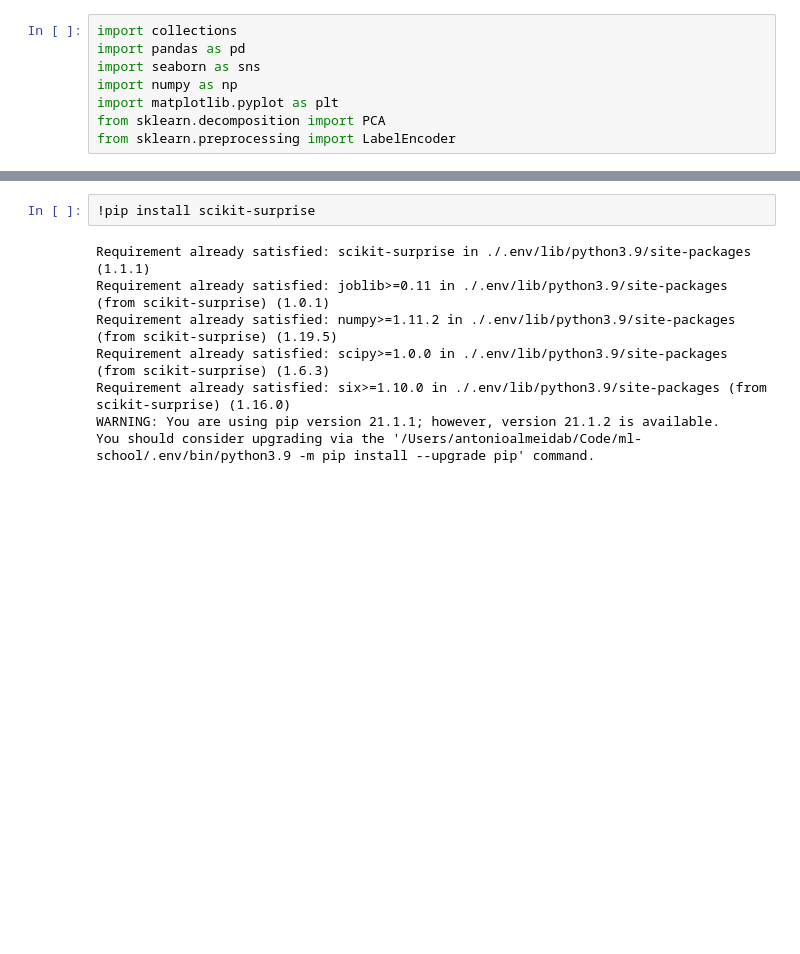
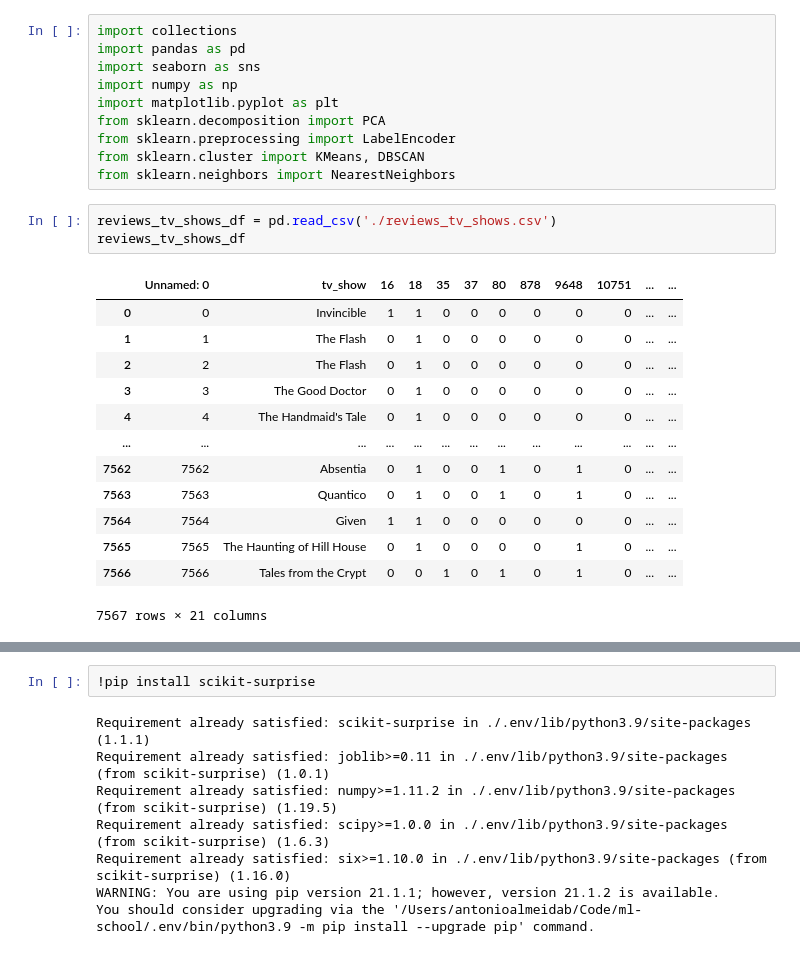
Before and after one commit to streamit-project/recommendation-model, a Jupyter notebook: NB#3-Other-Techniques.ipynb, the cells around one changed output, grey strips where cells are left out. Drawn from its saved outputs; the diff is of its cells as text; blank space fills up the shorter version.

```diff
--- a/NB#3-Other-Techniques.ipynb
+++ b/NB#3-Other-Techniques.ipynb
@@ -6,3 +6,22 @@ import numpy as np
 import matplotlib.pyplot as plt
 from sklearn.decomposition import PCA
 from sklearn.preprocessing import LabelEncoder
+from sklearn.cluster import KMeans, DBSCAN
+from sklearn.neighbors import NearestNeighbors
+# %%
+reviews_tv_shows_df = pd.read_csv('./reviews_tv_shows.csv')
+reviews_tv_shows_df
+# %% [output]
+|  | Unnamed: 0 | tv_show | 16 | 18 | 35 | 37 | 80 | 878 | 9648 | 10751 | ... | ... |
+| 0 | 0 | Invincible | 1 | 1 | 0 | 0 | 0 | 0 | 0 | 0 | ... | ... |
+| 1 | 1 | The Flash | 0 | 1 | 0 | 0 | 0 | 0 | 0 | 0 | ... | ... |
+| 2 | 2 | The Flash | 0 | 1 | 0 | 0 | 0 | 0 | 0 | 0 | ... | ... |
+| 3 | 3 | The Good Doctor | 0 | 1 | 0 | 0 | 0 | 0 | 0 | 0 | ... | ... |
+| 4 | 4 | The Handmaid's Tale | 0 | 1 | 0 | 0 | 0 | 0 | 0 | 0 | ... | ... |
+| ... | ... | ... | ... | ... | ... | ... | ... | ... | ... | ... | ... | ... |
+| 7562 | 7562 | Absentia | 0 | 1 | 0 | 0 | 1 | 0 | 1 | 0 | ... | ... |
+| 7563 | 7563 | Quantico | 0 | 1 | 0 | 0 | 1 | 0 | 1 | 0 | ... | ... |
+| 7564 | 7564 | Given | 1 | 1 | 0 | 0 | 0 | 0 | 0 | 0 | ... | ... |
+| 7565 | 7565 | The Haunting of Hill House | 0 | 1 | 0 | 0 | 0 | 0 | 1 | 0 | ... | ... |
+| 7566 | 7566 | Tales from the Crypt | 0 | 0 | 1 | 0 | 1 | 0 | 1 | 0 | ... | ... |
+7567 rows × 21 columns
```
Also changed, not shown: parts of 11 cells of this notebook.
